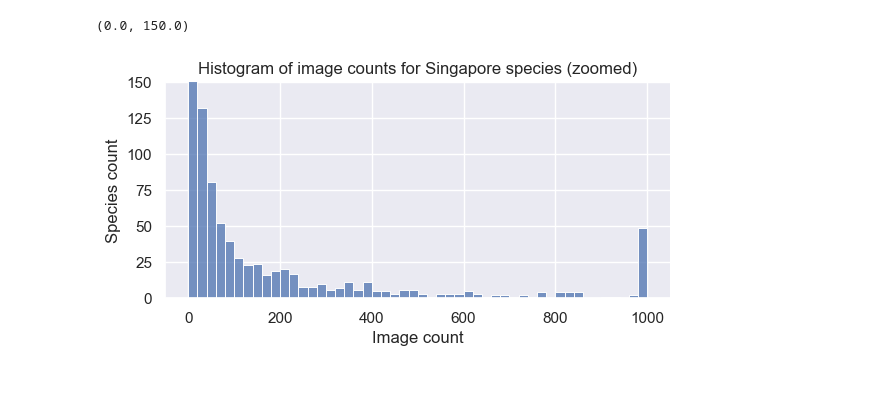
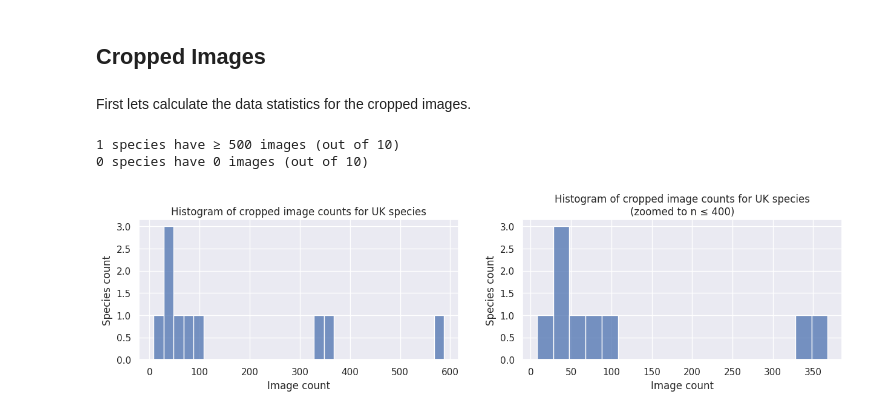
Before and after one commit to AMI-system/gbif_download_standalone, a Jupyter notebook: helper_scripts/plot_data_statistics.ipynb, the cells around one changed output. Saved outputs shown, nothing was run; the diff lists cells and outputs as text; code cells hidden in the pictures; blank space fills up the shorter version.

```diff
--- a/helper_scripts/plot_data_statistics.ipynb
+++ b/helper_scripts/plot_data_statistics.ipynb
@@ -65,14 +68,0 @@ fig.set(ylabel="Species count")
-# %%
-fig2 = sns.displot(data_stats,
-                  x="n_imgs",
-                  binwidth=20,
-                  height=3,
-                  aspect=2).set(title="Histogram of image counts for Singapore species (zoomed)")
-
-fig2.set(xlabel="Image count")
-fig2.set(ylabel="Species count")
-
-plt.ylim(0,150)
-# %% [output]
-(0.0, 150.0)
-[figure, removed]
@@ -80,0 +69,4 @@ a = pd.read_csv("/Users/lbokeria/Documents/projects/gbif_download_standalone/03_
+# %% [markdown]
+## Cropped Images
+# %% [markdown]
+First lets calculate the data statistics for the cropped images.
@@ -80,0 +132,6 @@ a = pd.read_csv("/Users/lbokeria/Documents/projects/gbif_download_standalone/03_
+# %%
+report_crop_images("uksi-moths-keys", "UK", add_missing=False)
+# %% [output]
+1 species have ≥ 500 images (out of 10)
+0 species have 0 images (out of 10)
+[figure, added]
```
Also changed, not shown: parts of 13 cells of this notebook.
